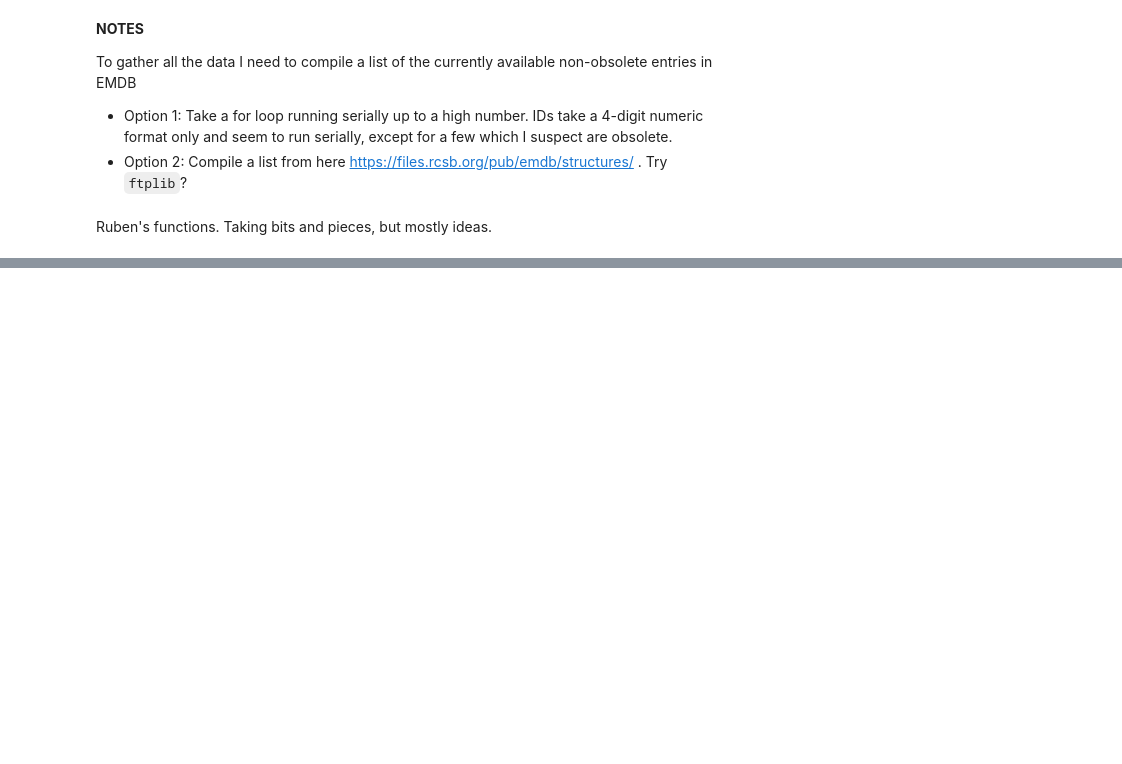
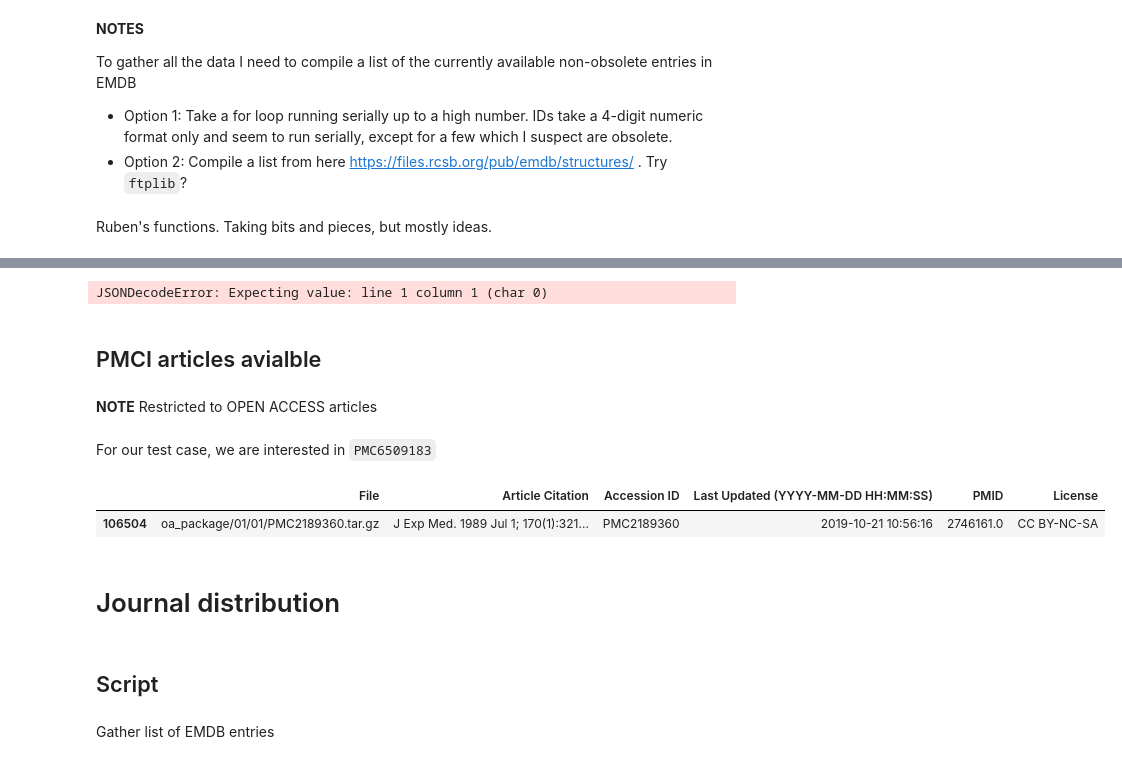
Before and after one commit to broncio123/cryodb, a Jupyter notebook: Notebook1.ipynb, the cells around one changed output, grey strips where cells are left out. Saved outputs shown, nothing was run; the diff lists cells and outputs as text; code cells hidden in the pictures; blank space fills up the shorter version.

```diff
--- a/Notebook1.ipynb
+++ b/Notebook1.ipynb
@@ -797,0 +1005,27 @@ def downloadEMDB_halfMaps(emdbId, mapsOutDir, onlyAverage=False):
+# %%
+respond = requests.get(url="https://www.ncbi.nlm.nih.gov/pmc/articles/PMC6509183/pdf/mBio.00216-19.nxml")
+data = respond.json()
+# %% [output]
+JSONDecodeError: Expecting value: line 1 column 1 (char 0)
+# %% [markdown]
+## PMCI articles avialble
+# %% [markdown]
+**NOTE** Restricted to OPEN ACCESS articles
+# %% [markdown]
+For our test case, we are interested in `PMC6509183`
+# %%
+import pandas as pd
+df = pd.read_csv('data/oa_file_list.csv')
+# %%
+pmc_id = 'PMC2189360'
+#pmc_id = 'PMC6509183'
+df[df['Accession ID'] == pmc_id]
+# %% [output]
+|  | File | Article Citation | Accession ID | Last Updated (YYYY-MM-DD HH:MM:SS) | PMID | License |
+| 106504 | oa_package/01/01/PMC2189360.tar.gz | J Exp Med. 1989 Jul 1; 170(1):321... | PMC2189360 | 2019-10-21 10:56:16 | 2746161.0 | CC BY-NC-SA |
+# %% [markdown]
+# Journal distribution
+# %% [markdown]
+## Script
+# %% [markdown]
+Gather list of EMDB entries
```
Also changed, not shown: parts of 66 cells of this notebook, 2 other files.
